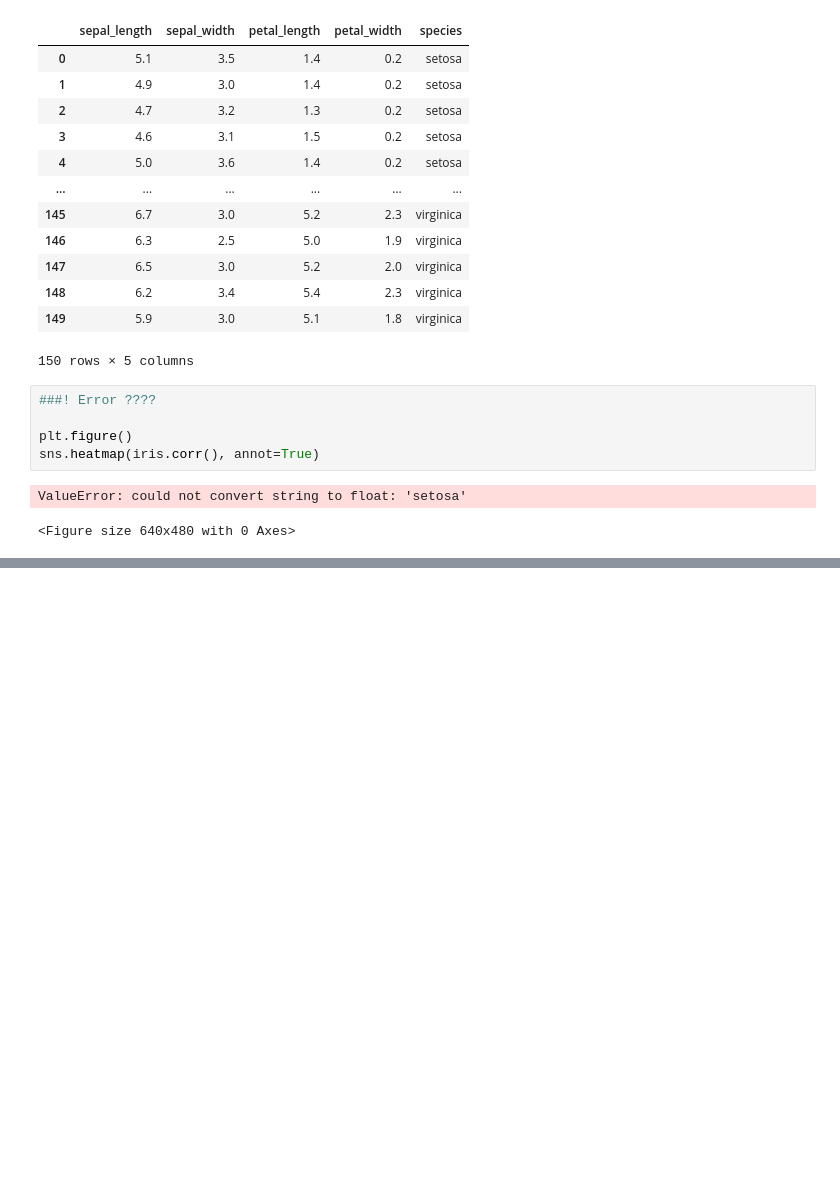
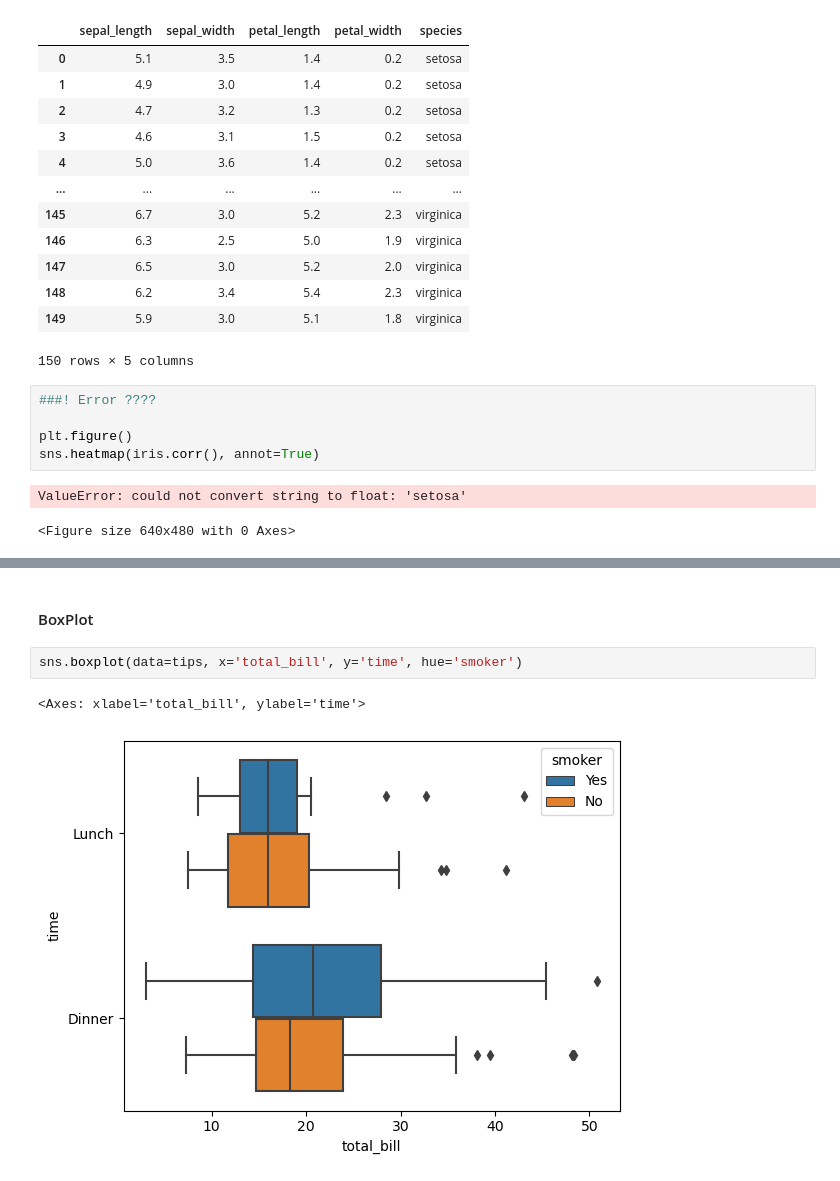
Before and after one commit to mohamedabdallah82/AI, a Jupyter notebook: Task9/Data Visualization.ipynb, the cells around one changed output, grey strips where cells are left out. Cells and saved outputs as stored; diff of their text form; blank space fills up the shorter version.

```diff
--- a/Task9/Data Visualization.ipynb
+++ b/Task9/Data Visualization.ipynb
@@ -439,0 +473,7 @@ ValueError: could not convert string to float: 'setosa'
+# %% [markdown]
+#### BoxPlot
+# %%
+sns.boxplot(data=tips, x='total_bill', y='time', hue='smoker')
+# %% [output]
+<Axes: xlabel='total_bill', ylabel='time'>
+[figure, added]
```
Also changed, not shown: parts of 22 cells of this notebook.
